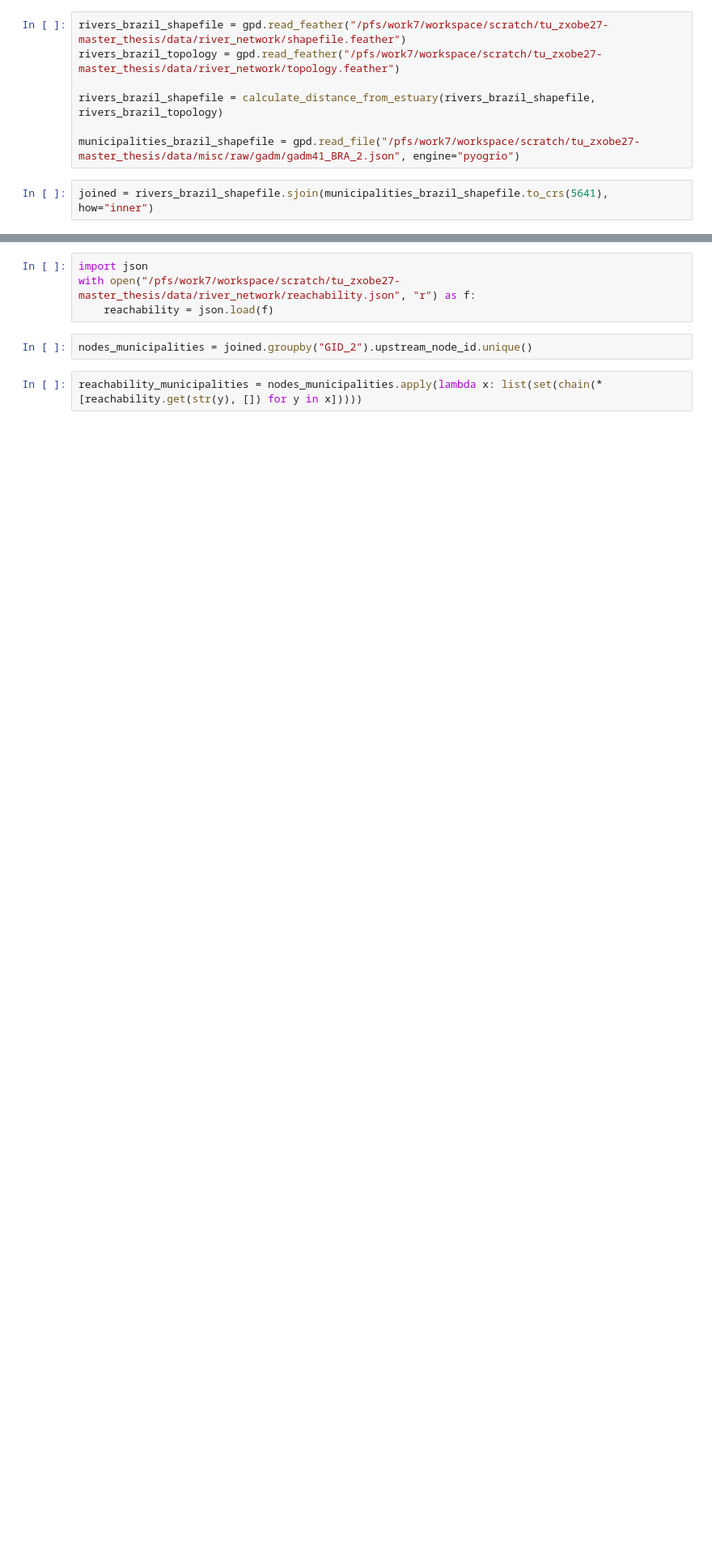
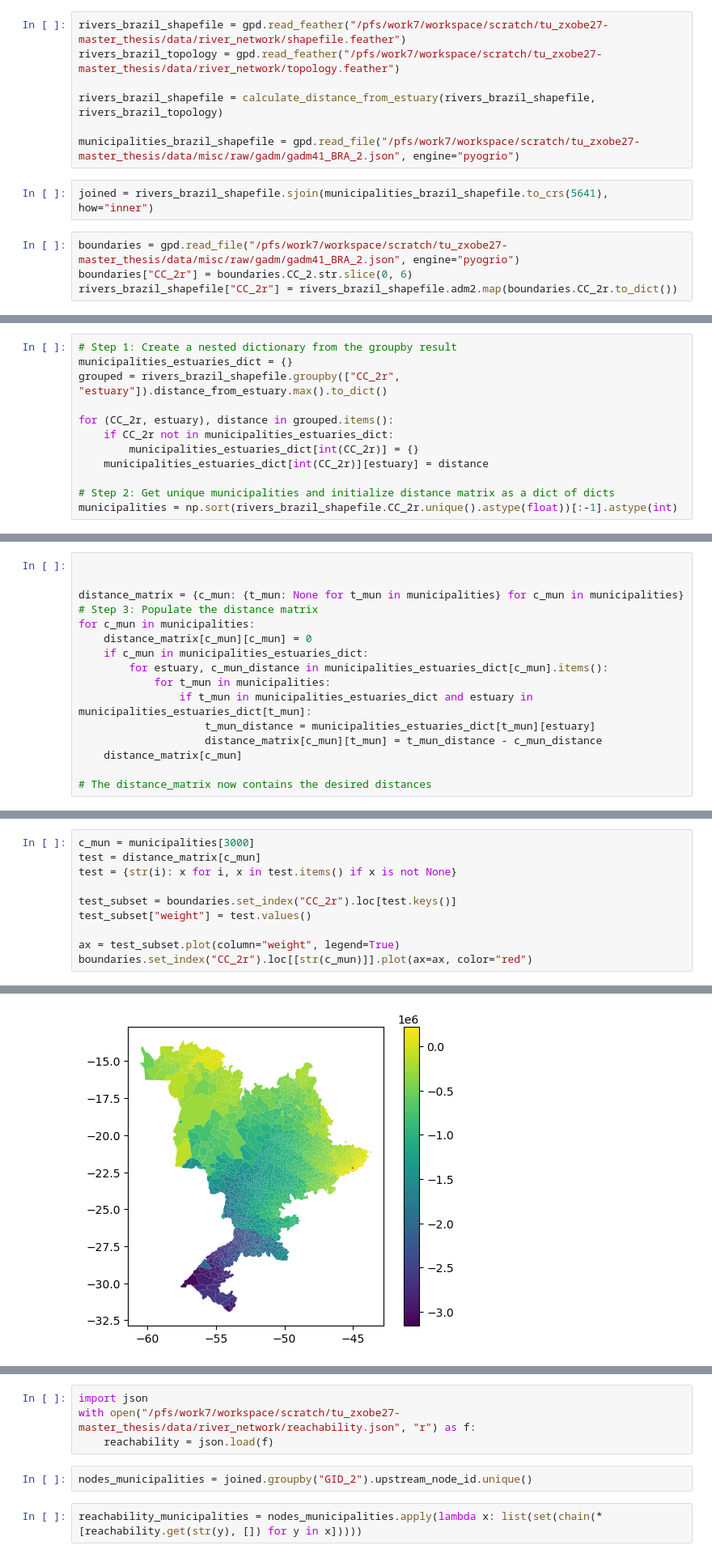
Before and after one commit to felixschulz385/Masterthesis, a Jupyter notebook: code/experiments/final_experiments.ipynb, the cells around one changed output, grey strips where cells are left out. Shown at 81% size. Saved outputs shown, nothing was run; the diff lists cells and outputs as text; blank space fills up the shorter version.

Commit message:
Finished experiments with distance matrix

```diff
--- a/code/experiments/final_experiments.ipynb
+++ b/code/experiments/final_experiments.ipynb
@@ -18,3 +18,7 @@ rivers_brazil_shapefile = calculate_distance_from_estuary(rivers_brazil_shapefil
 municipalities_brazil_shapefile = gpd.read_file("/pfs/work7/workspace/scratch/tu_zxobe27-master_thesis/data/misc/raw/gadm/gadm41_BRA_2.json", engine="pyogrio")
 # %%
 joined = rivers_brazil_shapefile.sjoin(municipalities_brazil_shapefile.to_crs(5641), how="inner")
+# %%
+boundaries = gpd.read_file("/pfs/work7/workspace/scratch/tu_zxobe27-master_thesis/data/misc/raw/gadm/gadm41_BRA_2.json", engine="pyogrio")
+boundaries["CC_2r"] = boundaries.CC_2.str.slice(0, 6)
+rivers_brazil_shapefile["CC_2r"] = rivers_brazil_shapefile.adm2.map(boundaries.CC_2r.to_dict())
@@ -20,0 +30,12 @@ joined = rivers_brazil_shapefile.sjoin(municipalities_brazil_shapefile.to_crs(56
+# %%
+# Step 1: Create a nested dictionary from the groupby result
+municipalities_estuaries_dict = {}
+grouped = rivers_brazil_shapefile.groupby(["CC_2r", "estuary"]).distance_from_estuary.max().to_dict()
+
+for (CC_2r, estuary), distance in grouped.items():
+    if CC_2r not in municipalities_estuaries_dict:
+        municipalities_estuaries_dict[int(CC_2r)] = {}
+    municipalities_estuaries_dict[int(CC_2r)][estuary] = distance
+
+# Step 2: Get unique municipalities and initialize distance matrix as a dict of dicts
+municipalities = np.sort(rivers_brazil_shapefile.CC_2r.unique().astype(float))[:-1].astype(int)
@@ -20,0 +87,16 @@ joined = rivers_brazil_shapefile.sjoin(municipalities_brazil_shapefile.to_crs(56
+# %%
+
+
+distance_matrix = {c_mun: {t_mun: None for t_mun in municipalities} for c_mun in municipalities}
+# Step 3: Populate the distance matrix
+for c_mun in municipalities:
+    distance_matrix[c_mun][c_mun] = 0
+    if c_mun in municipalities_estuaries_dict:
+        for estuary, c_mun_distance in municipalities_estuaries_dict[c_mun].items():
+            for t_mun in municipalities:
+                if t_mun in municipalities_estuaries_dict and estuary in municipalities_estuaries_dict[t_mun]:
+                    t_mun_distance = municipalities_estuaries_dict[t_mun][estuary]
+                    distance_matrix[c_mun][t_mun] = t_mun_distance - c_mun_distance
+    distance_matrix[c_mun]
+
+# The distance_matrix now contains the desired distances
@@ -20,0 +105,11 @@ joined = rivers_brazil_shapefile.sjoin(municipalities_brazil_shapefile.to_crs(56
+# %%
+c_mun = municipalities[3000]
+test = distance_matrix[c_mun]
+test = {str(i): x for i, x in test.items() if x is not None}
+
+test_subset = boundaries.set_index("CC_2r").loc[test.keys()]
+test_subset["weight"] = test.values()
+
+ax = test_subset.plot(column="weight", legend=True)
+boundaries.set_index("CC_2r").loc[[str(c_mun)]].plot(ax=ax, color="red")
+# %% [output]
@@ -20,0 +117 @@ joined = rivers_brazil_shapefile.sjoin(municipalities_brazil_shapefile.to_crs(56
+[figure, added]
```
Also changed, not shown: parts of 21 cells of this notebook.
